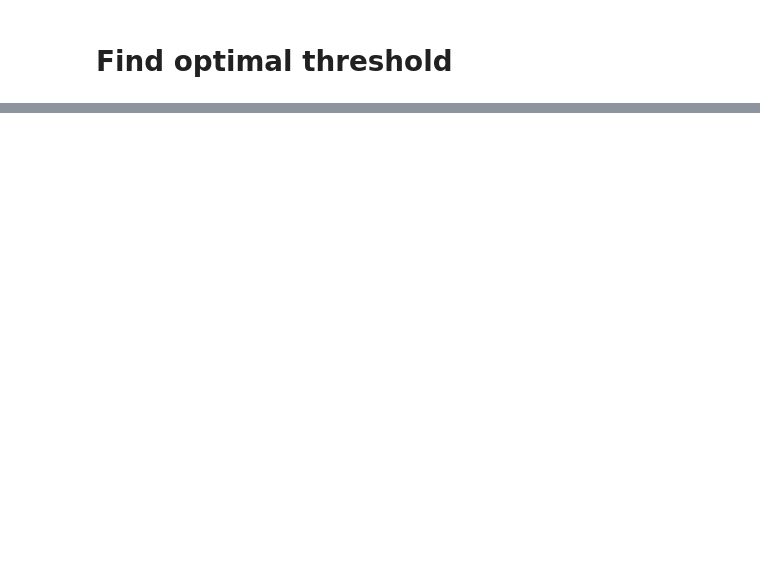
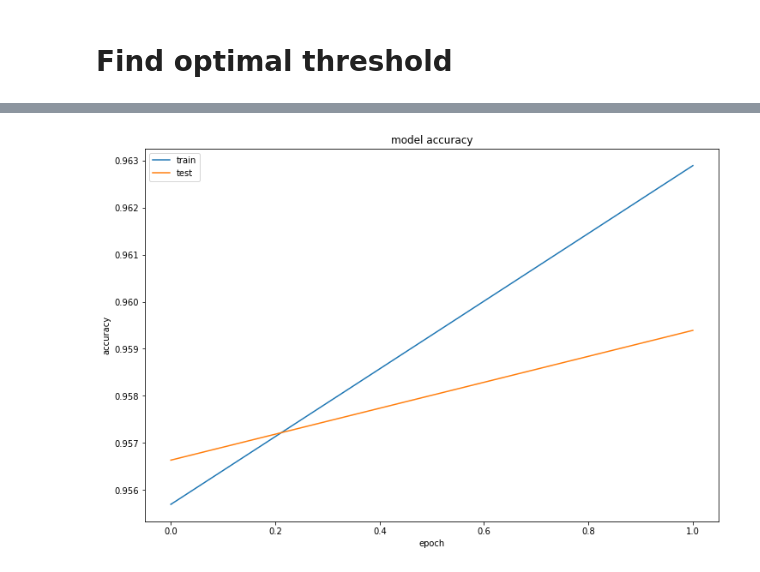
Before and after one commit to kfateem/udacity-ml, a Jupyter notebook: capstone/notebooks/benchmark.ipynb, the cells around one changed output, grey strips where cells are left out. Saved outputs shown, nothing was run; the diff lists cells and outputs as text; code cells hidden in the pictures; blank space fills up the shorter version.

```diff
--- a/capstone/notebooks/benchmark.ipynb
+++ b/capstone/notebooks/benchmark.ipynb
@@ -77,24 +79,24 @@ filter_sizes = [1,2,3,5]
 num_filters = 42
 
 def get_model():
-    inp = Input(shape=(maxlen, ))
-    x = Embedding(max_features, embed_size, weights=[embedding_matrix])(inp)
+    inp = Input(shape=(MAX_SEQUENCE_LENGTH, ))
+    x = Embedding(MAX_WORDS, EMBEDDING_DIM, weights=[embedding_matrix])(inp)
 #    x = SpatialDropout1D(0.4)(x)
-    x = Reshape((maxlen, embed_size, 1))(x)
+    x = Reshape((MAX_SEQUENCE_LENGTH, EMBEDDING_DIM, 1))(x)
 
-    conv_0 = Conv2D(num_filters, kernel_size=(filter_sizes[0], embed_size),
+    conv_0 = Conv2D(num_filters, kernel_size=(filter_sizes[0], EMBEDDING_DIM),
                                  kernel_initializer='he_normal', activation='tanh')(x)
-    conv_1 = Conv2D(num_filters, kernel_size=(filter_sizes[1], embed_size),
+    conv_1 = Conv2D(num_filters, kernel_size=(filter_sizes[1], EMBEDDING_DIM),
                                  kernel_initializer='he_normal', activation='tanh')(x)
-    conv_2 = Conv2D(num_filters, kernel_size=(filter_sizes[2], embed_size),
+    conv_2 = Conv2D(num_filters, kernel_size=(filter_sizes[2], EMBEDDING_DIM),
                                  kernel_initializer='he_normal', activation='tanh')(x)
-    conv_3 = Conv2D(num_filters, kernel_size=(filter_sizes[3], embed_size),
+    conv_3 = Conv2D(num_filters, kernel_size=(filter_sizes[3], EMBEDDING_DIM),
                                  kernel_initializer='he_normal', activation='tanh')(x)
 
-    maxpool_0 = MaxPool2D(pool_size=(maxlen - filter_sizes[0] + 1, 1))(conv_0)
-    maxpool_1 = MaxPool2D(pool_size=(maxlen - filter_sizes[1] + 1, 1))(conv_1)
-    maxpool_2 = MaxPool2D(pool_size=(maxlen - filter_sizes[2] + 1, 1))(conv_2)
-    maxpool_3 = MaxPool2D(pool_size=(maxlen - filter_sizes[3] + 1, 1))(conv_3)
+    maxpool_0 = MaxPool2D(pool_size=(MAX_SEQUENCE_LENGTH - filter_sizes[0] + 1, 1))(conv_0)
+    maxpool_1 = MaxPool2D(pool_size=(MAX_SEQUENCE_LENGTH - filter_sizes[1] + 1, 1))(conv_1)
+    maxpool_2 = MaxPool2D(pool_size=(MAX_SEQUENCE_LENGTH - filter_sizes[2] + 1, 1))(conv_2)
+    maxpool_3 = MaxPool2D(pool_size=(MAX_SEQUENCE_LENGTH - filter_sizes[3] + 1, 1))(conv_3)
 
     z = Concatenate(axis=1)([maxpool_0, maxpool_1, maxpool_2, maxpool_3])
     z = Flatten()(z)
@@ -110,3 +112,5 @@ def get_model():
     return model
 
 model = get_model()
+
+print(model.summary())
@@ -180,0 +238,11 @@ optimal threshold is 0.3100 with F1 score: 0.6766
+# %%
+plt.figure(figsize=(12,8))
+plt.title('model accuracy')
+plt.plot(hist.history['acc'])
+plt.plot(hist.history['val_acc'])
+plt.ylabel('accuracy')
+plt.xlabel('epoch')
+plt.legend(['train', 'test'], loc='upper left')
+plt.show()
+# %% [output]
+[figure, added]
```
Also changed, not shown: parts of 21 cells of this notebook, 13 other files.
